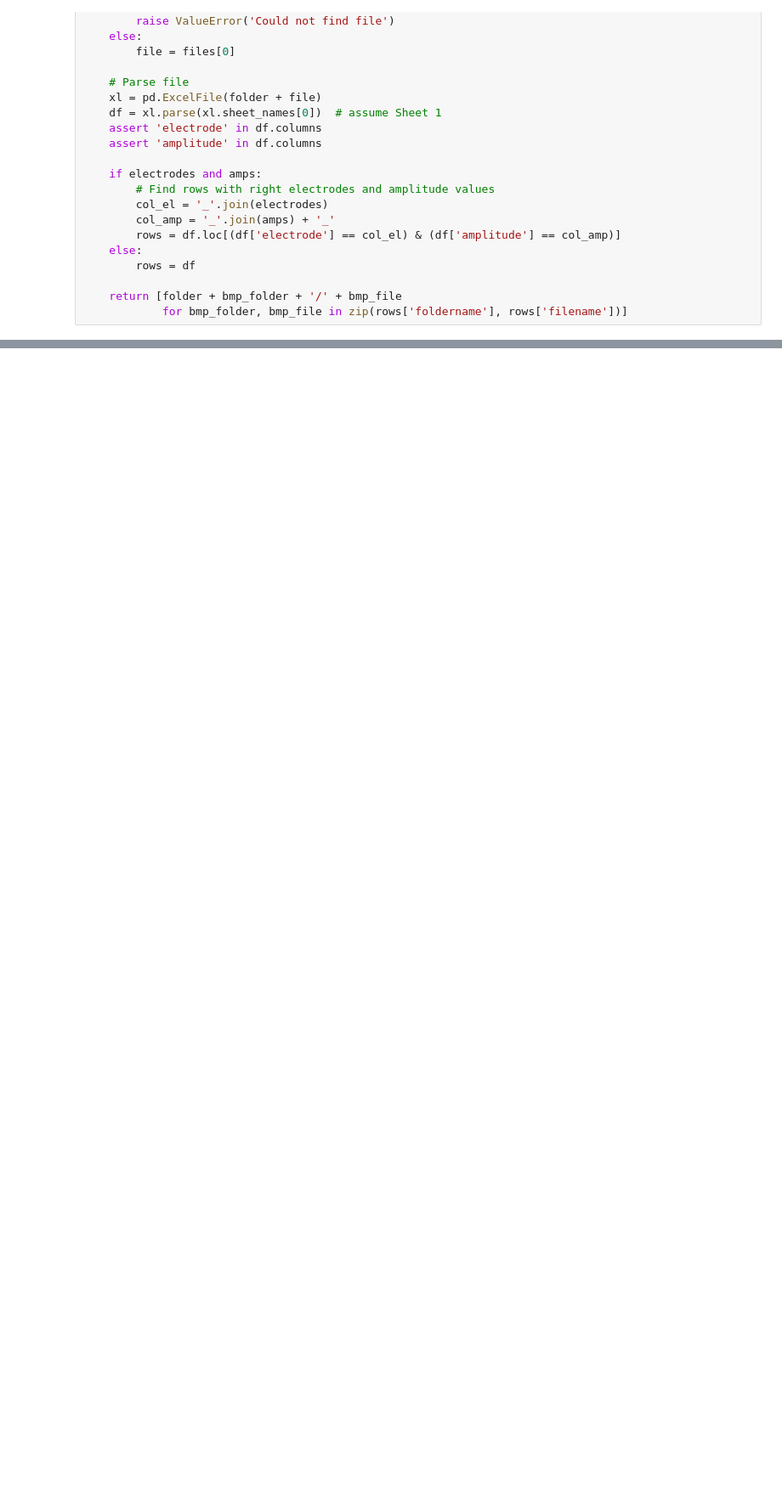
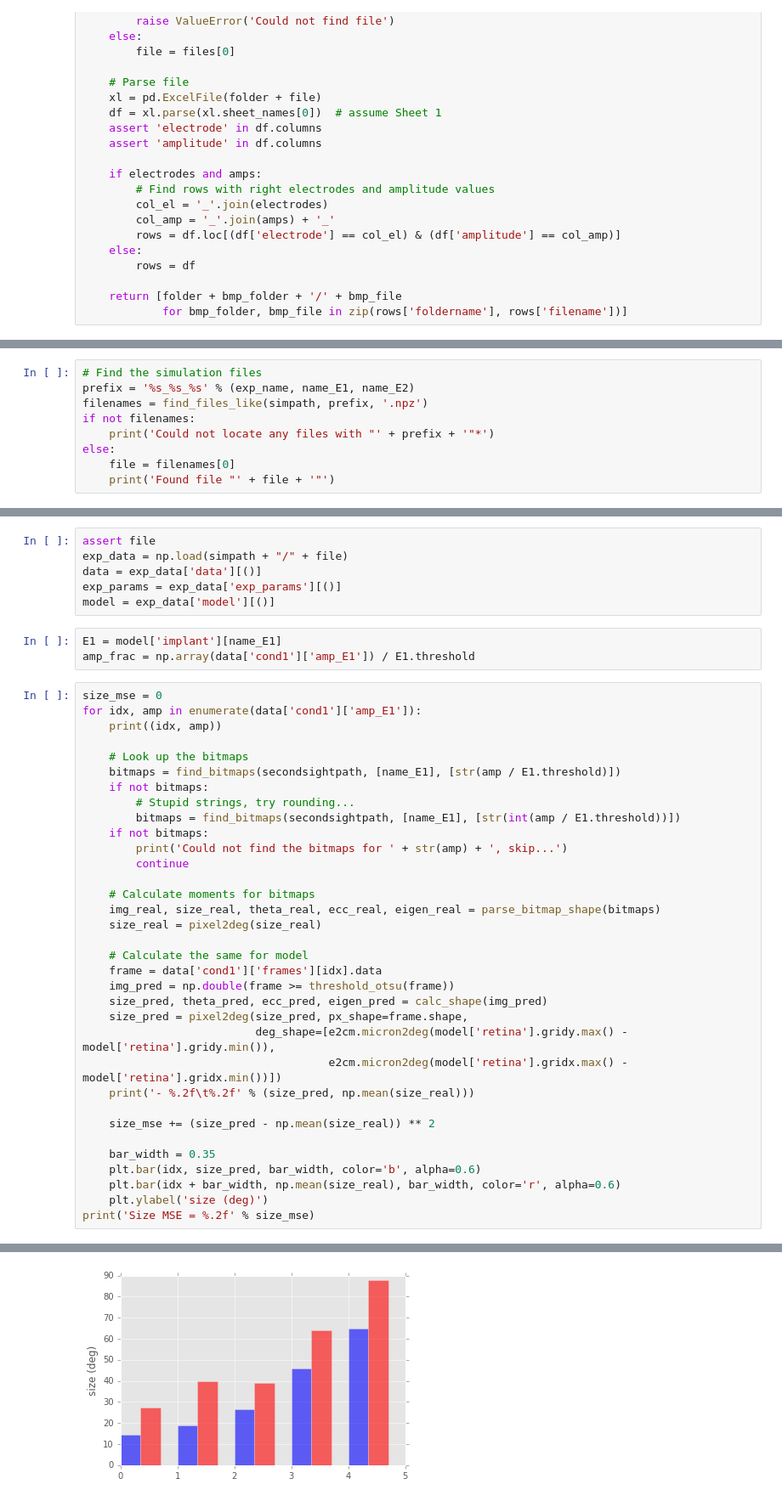
Before and after one commit to mbeyeler/pulse2percept, a Jupyter notebook: examples/notebooks/1.5-mb-exp-shape-analyze.ipynb, the cells around one changed output, grey strips where cells are left out. Shown: that part at 85% size. Cells and saved outputs as stored; diff of their text form; blank space fills up the shorter version.

```diff
--- a/examples/notebooks/1.5-mb-exp-shape-analyze.ipynb
+++ b/examples/notebooks/1.5-mb-exp-shape-analyze.ipynb
@@ -279,0 +144,9 @@ print(v)
+# %%
+# Find the simulation files
+prefix = '%s_%s_%s' % (exp_name, name_E1, name_E2)
+filenames = find_files_like(simpath, prefix, '.npz')
+if not filenames:
+    print('Could not locate any files with "' + prefix + '"*')
+else:
+    file = filenames[0]
+    print('Found file "' + file + '"')
@@ -279,0 +155,44 @@ print(v)
+# %%
+assert file
+exp_data = np.load(simpath + "/" + file)
+data = exp_data['data'][()]
+exp_params = exp_data['exp_params'][()]
+model = exp_data['model'][()]
+# %%
+E1 = model['implant'][name_E1]
+amp_frac = np.array(data['cond1']['amp_E1']) / E1.threshold
+# %%
+size_mse = 0
+for idx, amp in enumerate(data['cond1']['amp_E1']):
+    print((idx, amp))
+
+    # Look up the bitmaps
+    bitmaps = find_bitmaps(secondsightpath, [name_E1], [str(amp / E1.threshold)])
+    if not bitmaps:
+        # Stupid strings, try rounding...
+        bitmaps = find_bitmaps(secondsightpath, [name_E1], [str(int(amp / E1.threshold))])
+    if not bitmaps:
+        print('Could not find the bitmaps for ' + str(amp) + ', skip...')
+        continue
+
+    # Calculate moments for bitmaps
+    img_real, size_real, theta_real, ecc_real, eigen_real = parse_bitmap_shape(bitmaps)
+    size_real = pixel2deg(size_real)
+
+    # Calculate the same for model
+    frame = data['cond1']['frames'][idx].data
+    img_pred = np.double(frame >= threshold_otsu(frame))
+    size_pred, theta_pred, ecc_pred, eigen_pred = calc_shape(img_pred)
+    size_pred = pixel2deg(size_pred, px_shape=frame.shape,
+                          deg_shape=[e2cm.micron2deg(model['retina'].gridy.max() - model['retina'].gridy.min()),
+                                     e2cm.micron2deg(model['retina'].gridx.max() - model['retina'].gridx.min())])
+    print('- %.2f\t%.2f' % (size_pred, np.mean(size_real)))
+
+    size_mse += (size_pred - np.mean(size_real)) ** 2
+
+    bar_width = 0.35
+    plt.bar(idx, size_pred, bar_width, color='b', alpha=0.6)
+    plt.bar(idx + bar_width, np.mean(size_real), bar_width, color='r', alpha=0.6)
+    plt.ylabel('size (deg)')
+print('Size MSE = %.2f' % size_mse)
+# %% [output]
@@ -279,0 +210 @@ print(v)
+[figure, added]
```
Also changed, not shown: parts of 33 cells of this notebook, 5 other files.
